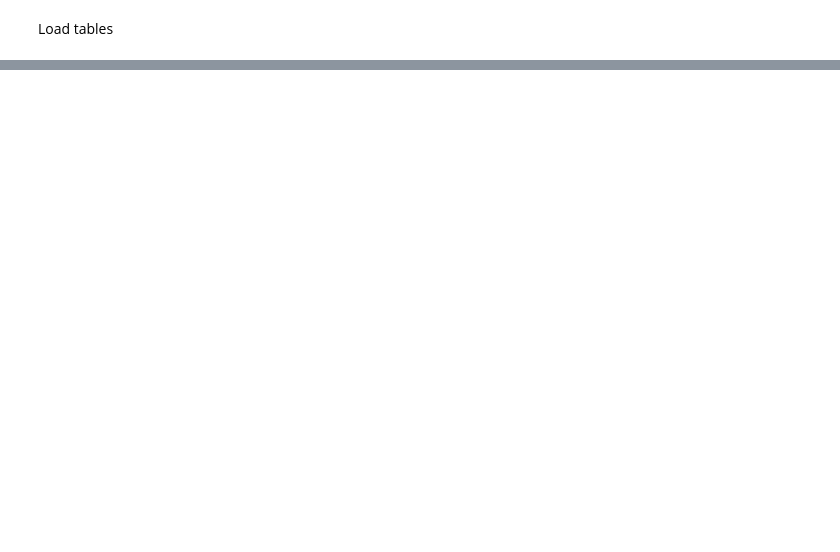
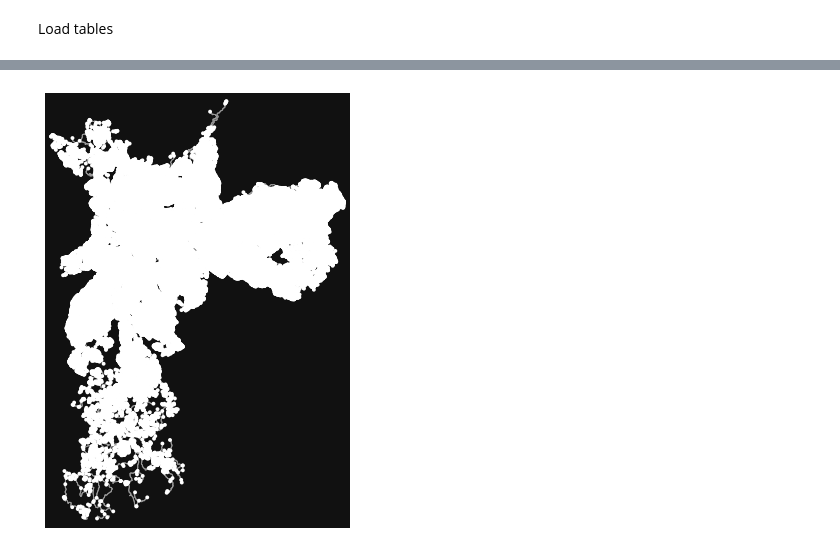
Before and after one commit to AlbertoSCF/location_data_analysis, a Jupyter notebook: DATA-EXPLORATION-1-rebuilding_trips_with_OSMnx.ipynb, the cells around one changed output, grey strips where cells are left out. Cells and saved outputs as stored; diff of their text form; code cells hidden in the pictures; blank space fills up the shorter version.

```diff
--- a/DATA-EXPLORATION-1-rebuilding_trips_with_OSMnx.ipynb
+++ b/DATA-EXPLORATION-1-rebuilding_trips_with_OSMnx.ipynb
@@ -55,0 +80,22 @@ Total of available trip points: 71
+# %%
+import networkx as nx
+import osmnx as ox
+
+# Chose a place to download the network for
+place = "Sao Paulo, Brazil"
+# place = {"city": "San Francisco", "state": "California", "country": "USA"} --> Use this for less ambiguous queries
+
+# Available network types
+network_types = ['drive', # get drivable public streets (but not service roads)
+                 'drive_service', # get drivable streets, including service roads
+                 'walk', # get all streets and paths that pedestrians can use (this network type ignores one-way directionality)
+                 'bike', # get all streets and paths that cyclists can use
+                 'all', # download all non-private OSM streets and paths (this is the default network type unless you specify a different one)
+                 'all_private', # download all OSM streets and paths, including private-access ones
+                ]
+
+# Get the network for our place and our network type
+G = ox.graph_from_place(place, network_type=network_types[0])
+fig, ax = ox.plot_graph(G)
+# %% [output]
+[figure, added]
```
Also changed, not shown: parts of 10 cells of this notebook, 2 other files.
